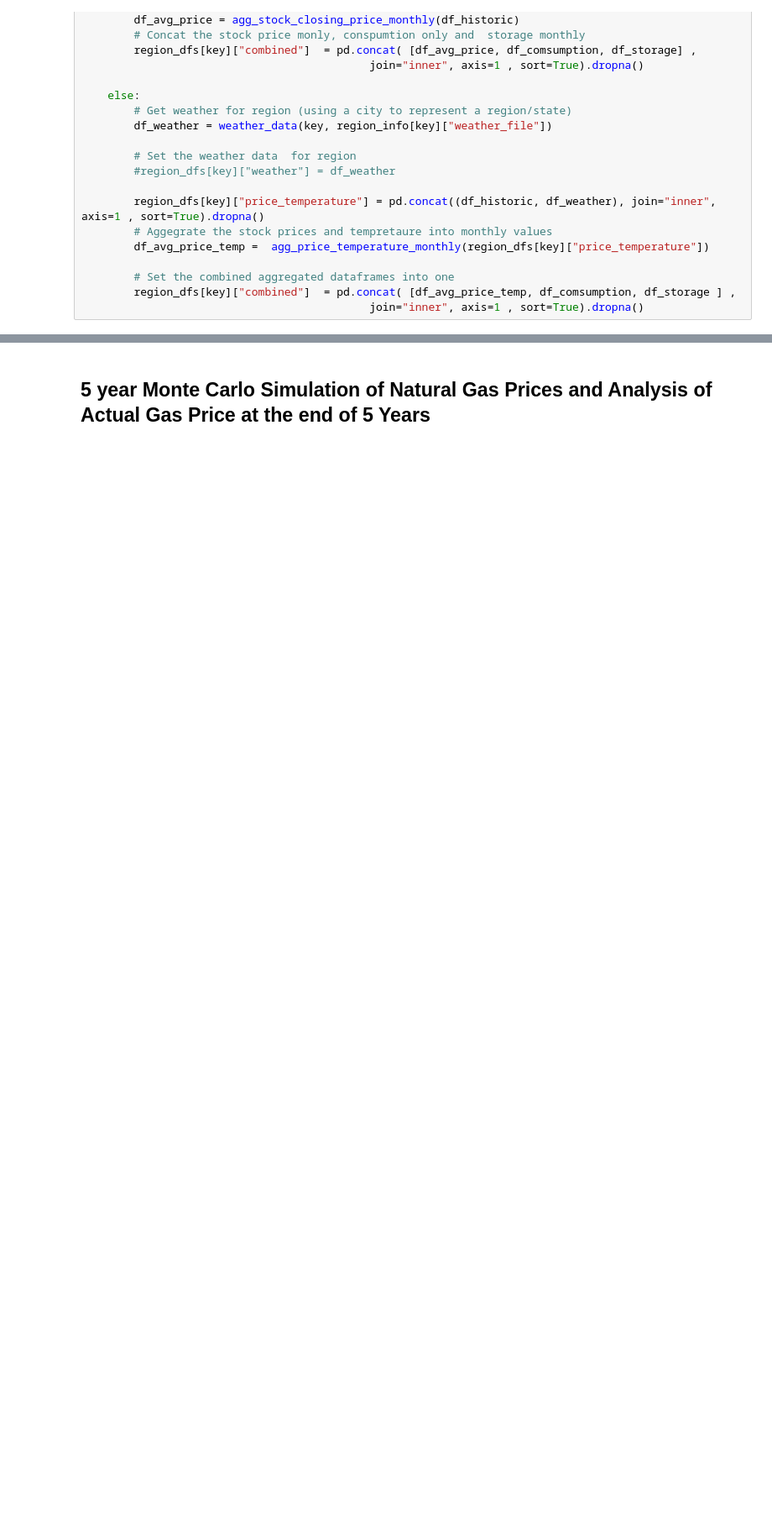
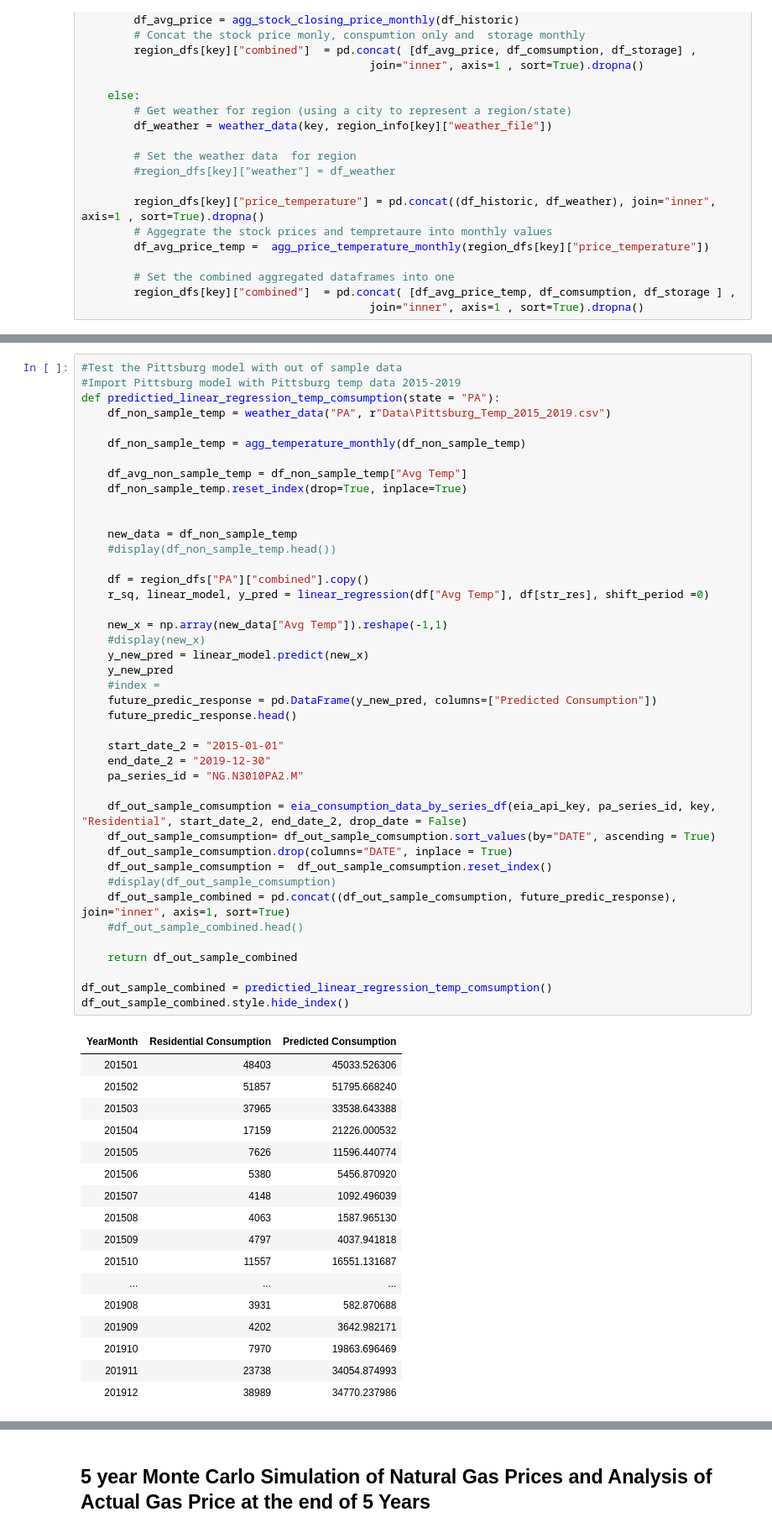
Before and after one commit to SabahatJK/EDA_NG, a Jupyter notebook: Starter_Code.ipynb, the cells around one changed output, grey strips where cells are left out. Shown: that part at 84% size. Cells and saved outputs as stored; diff of their text form; blank space fills up the shorter version.

```diff
--- a/Starter_Code.ipynb
+++ b/Starter_Code.ipynb
@@ -1101,0 +1041,60 @@ df_out_sample_combined.hvplot(title="Out of Sample Analysis", width=900)
+# %%
+#Test the Pittsburg model with out of sample data
+#Import Pittsburg model with Pittsburg temp data 2015-2019
+def predictied_linear_regression_temp_comsumption(state = "PA"):
+    df_non_sample_temp = weather_data("PA", r"Data\Pittsburg_Temp_2015_2019.csv")
+
+    df_non_sample_temp = agg_temperature_monthly(df_non_sample_temp)
+
+    df_avg_non_sample_temp = df_non_sample_temp["Avg Temp"]
+    df_non_sample_temp.reset_index(drop=True, inplace=True)
+
+
+    new_data = df_non_sample_temp
+    #display(df_non_sample_temp.head())
+
+    df = region_dfs["PA"]["combined"].copy()
+    r_sq, linear_model, y_pred = linear_regression(df["Avg Temp"], df[str_res], shift_period =0)
+
+    new_x = np.array(new_data["Avg Temp"]).reshape(-1,1)
+    #display(new_x)
+    y_new_pred = linear_model.predict(new_x)
+    y_new_pred
+    #index =
+    future_predic_response = pd.DataFrame(y_new_pred, columns=["Predicted Consumption"])
+    future_predic_response.head()
+
+    start_date_2 = "2015-01-01"
+    end_date_2 = "2019-12-30"
+    pa_series_id = "NG.N3010PA2.M"
+
+    df_out_sample_comsumption = eia_consumption_data_by_series_df(eia_api_key, pa_series_id, key, "Residential", start_date_2, end_date_2, drop_date = False)
+    df_out_sample_comsumption= df_out_sample_comsumption.sort_values(by="DATE", ascending = True)
+    df_out_sample_comsumption.drop(columns="DATE", inplace = True)
+    df_out_sample_comsumption =  df_out_sample_comsumption.reset_index()
+    #display(df_out_sample_comsumption)
+    df_out_sample_combined = pd.concat((df_out_sample_comsumption, future_predic_response), join="inner", axis=1, sort=True)
+    #df_out_sample_combined.head()
+
+    return df_out_sample_combined
+
+df_out_sample_combined = predictied_linear_regression_temp_comsumption()
+df_out_sample_combined.style.hide_index()
+# %% [output]
+| YearMonth | Residential Consumption | Predicted Consumption |
+| 201501 | 48403 | 45033.526306 |
+| 201502 | 51857 | 51795.668240 |
+| 201503 | 37965 | 33538.643388 |
+| 201504 | 17159 | 21226.000532 |
+| 201505 | 7626 | 11596.440774 |
+| 201506 | 5380 | 5456.870920 |
+| 201507 | 4148 | 1092.496039 |
+| 201508 | 4063 | 1587.965130 |
+| 201509 | 4797 | 4037.941818 |
+| 201510 | 11557 | 16551.131687 |
+| ... | ... | ... |
+| 201908 | 3931 | 582.870688 |
+| 201909 | 4202 | 3642.982171 |
+| 201910 | 7970 | 19863.696469 |
+| 201911 | 23738 | 34054.874993 |
+| 201912 | 38989 | 34770.237986 |
```
Also changed, not shown: parts of 46 cells of this notebook.
